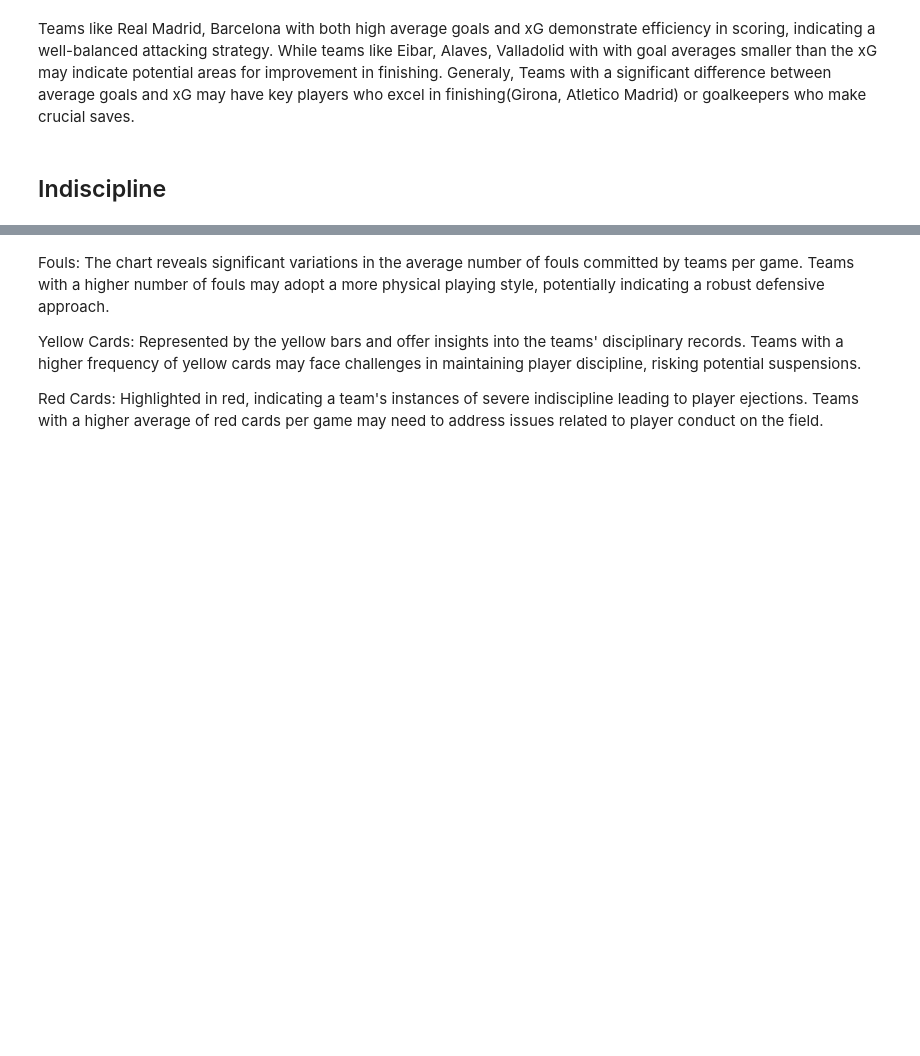
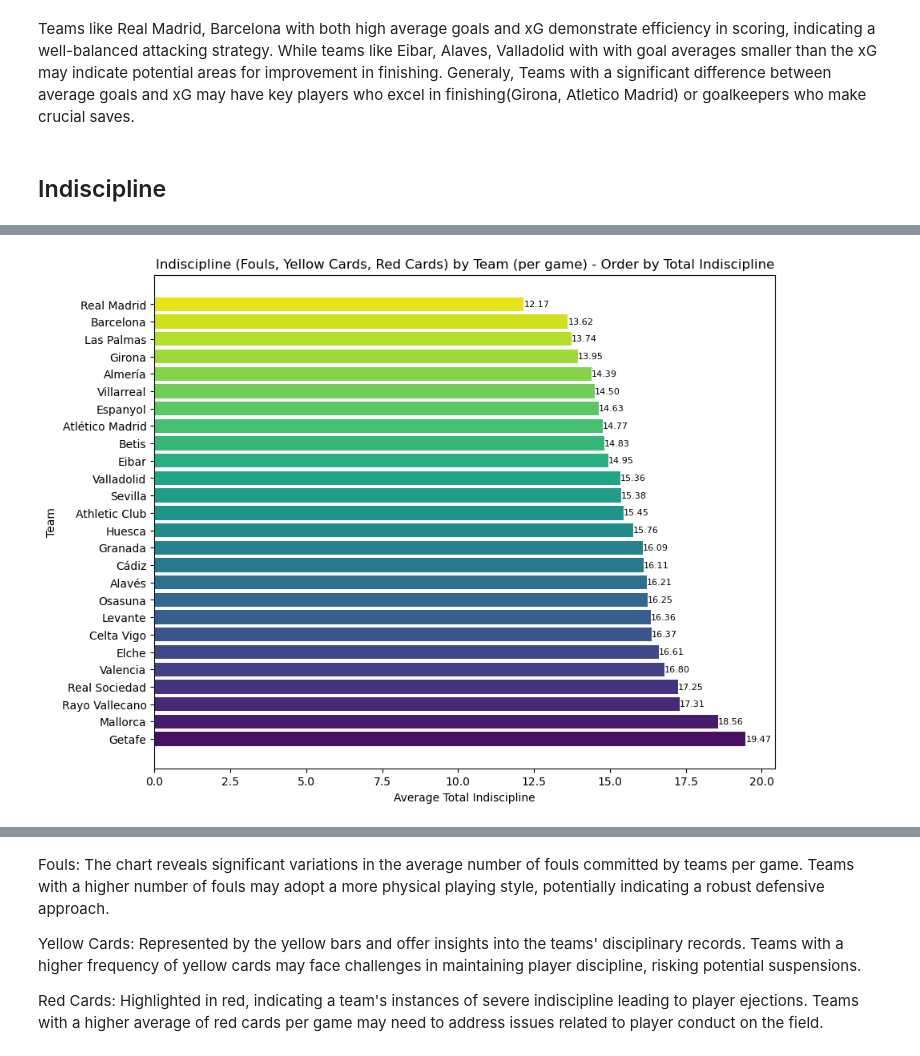
Before and after one commit to aurelpow/liga_project, a Jupyter notebook: LIGA HISTORICAL DATA ANALYSIS.ipynb, the cells around one changed output, grey strips where cells are left out. Cells and saved outputs as stored; diff of their text form; code cells hidden in the pictures; blank space fills up the shorter version.

```diff
--- a/LIGA HISTORICAL DATA ANALYSIS.ipynb
+++ b/LIGA HISTORICAL DATA ANALYSIS.ipynb
@@ -142,13 +201,29 @@ indiscipline_summary = db.groupby('Team')[['Fouls', 'Yellow_cards', 'Red_cards',
 # Sort the teams based on the total indiscipline score in descending order
 indiscipline_summary_sorted = indiscipline_summary.sort_values(by='Total_Indiscipline', ascending=False)
 
-# Create a horizontal bar plot with text annotations for the total indiscipline score
-fig = px.bar(indiscipline_summary_sorted, x='Total_Indiscipline', y='Team', text='Total_Indiscipline',
-             labels={'Total_Indiscipline': 'Average Total Indiscipline'},
-             title='Indiscipline (Fouls, Yellow Cards, Red Cards) by Team (per game) - Order by Total Indiscipline',
-             orientation='h',  # Horizontal orientation
-             height=800, width=800)  # Adjust dimensions as needed
+# Create a horizontal bar plot with text annotations using matplotlib
+plt.figure(figsize=(10, 8))
+
+# Use a Seaborn color palette to assign different colors to each bar
+colors = sns.color_palette("viridis", len(indiscipline_summary_sorted))
+
+# Plot horizontal bars
+bars = plt.barh(
+    indiscipline_summary_sorted['Team'],
+    indiscipline_summary_sorted['Total_Indiscipline'],
+    color=colors
+)
+
+# Add text annotations for the total indiscipline score
+for bar in bars:
+    plt.text(bar.get_width(), bar.get_y() + bar.get_height()/2, f'{bar.get_width():.2f}',
+             va='center', ha='left', fontsize=8, color='black')
+
+# Set labels and title
+plt.xlabel('Average Total Indiscipline')
+plt.ylabel('Team')
+plt.title('Indiscipline (Fouls, Yellow Cards, Red Cards) by Team (per game) - Order by Total Indiscipline')
 
 # Show the plot
-fig.show()
+plt.show()
 # %% [output]
@@ -156,3 +230,4 @@ fig.show()
+[figure, added]
 # %%
 # Calculate the total indiscipline score for each team
 db['Total_Indiscipline'] = db['Fouls'] + db['Yellow_cards'] + db['Red_cards']
```
Also changed, not shown: parts of 9 cells of this notebook.
